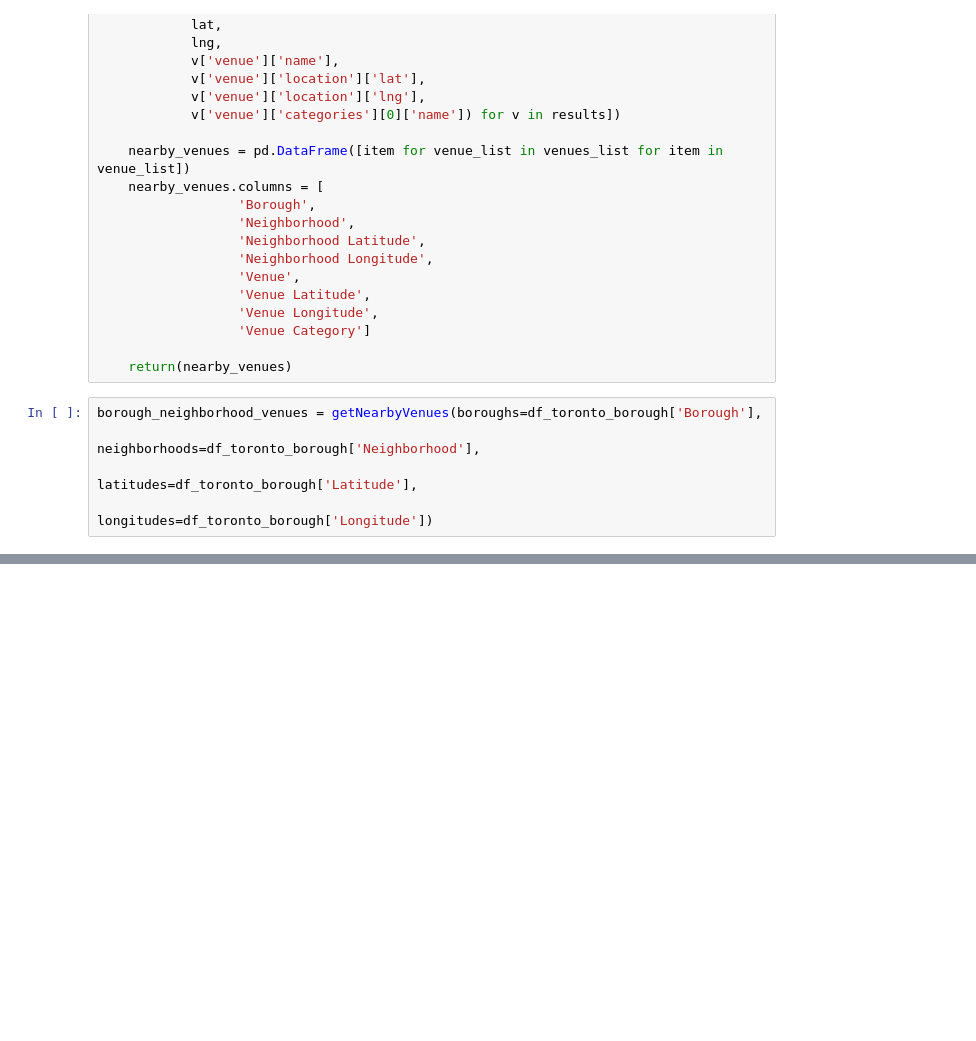
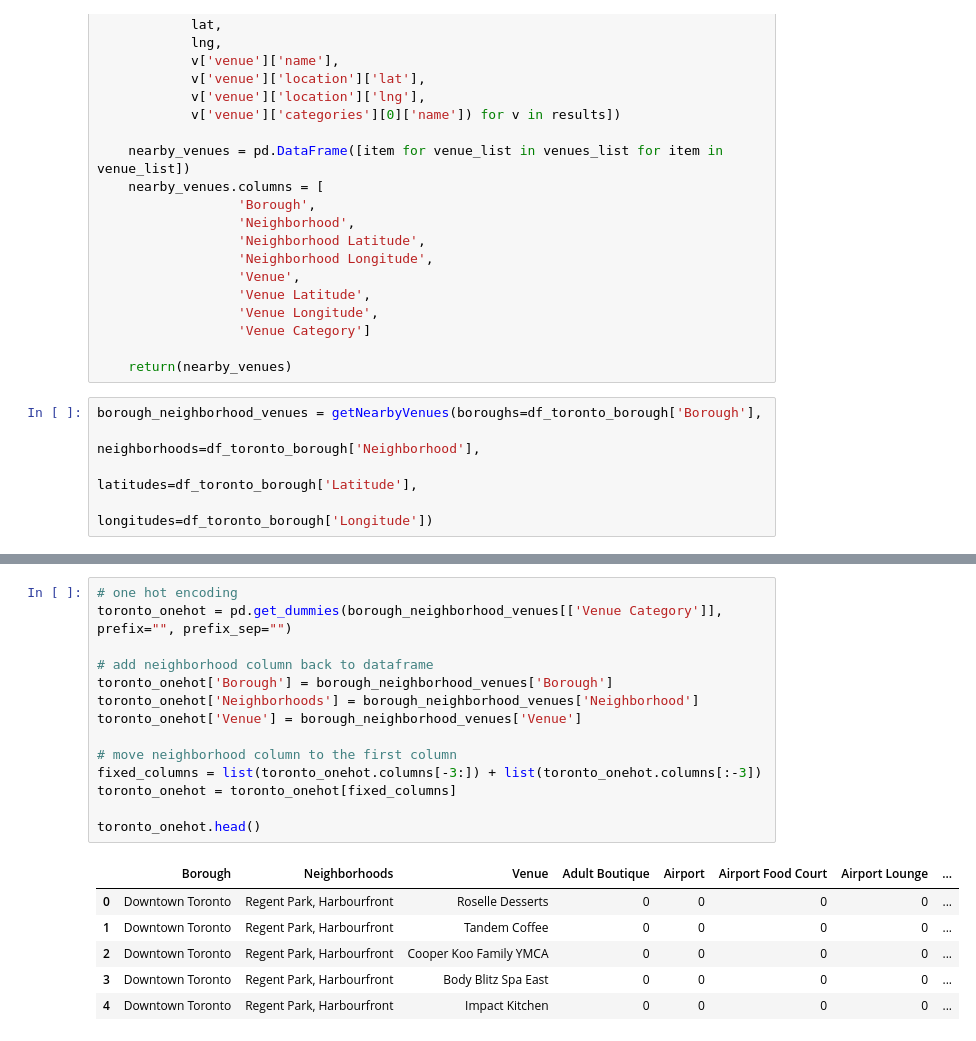
Before and after one commit to wei1347/Applied-Data-Science-Capstone, a Jupyter notebook: Segmenting_and_Clustering_Neighborhoods_in_Toronto_Week3.ipynb, the cells around one changed output, grey strips where cells are left out. Saved outputs shown, nothing was run; the diff lists cells and outputs as text; blank space fills up the shorter version.

```diff
--- a/Segmenting_and_Clustering_Neighborhoods_in_Toronto_Week3.ipynb
+++ b/Segmenting_and_Clustering_Neighborhoods_in_Toronto_Week3.ipynb
@@ -235,0 +263,21 @@ borough_neighborhood_venues.head()
+# %%
+# one hot encoding
+toronto_onehot = pd.get_dummies(borough_neighborhood_venues[['Venue Category']], prefix="", prefix_sep="")
+
+# add neighborhood column back to dataframe
+toronto_onehot['Borough'] = borough_neighborhood_venues['Borough']
+toronto_onehot['Neighborhoods'] = borough_neighborhood_venues['Neighborhood']
+toronto_onehot['Venue'] = borough_neighborhood_venues['Venue']
+
+# move neighborhood column to the first column
+fixed_columns = list(toronto_onehot.columns[-3:]) + list(toronto_onehot.columns[:-3])
+toronto_onehot = toronto_onehot[fixed_columns]
+
+toronto_onehot.head()
+# %% [output]
+|  | Borough | Neighborhoods | Venue | Adult Boutique | Airport | Airport Food Court | Airport Lounge | ... |
+| 0 | Downtown Toronto | Regent Park, Harbourfront | Roselle Desserts | 0 | 0 | 0 | 0 | ... |
+| 1 | Downtown Toronto | Regent Park, Harbourfront | Tandem Coffee | 0 | 0 | 0 | 0 | ... |
+| 2 | Downtown Toronto | Regent Park, Harbourfront | Cooper Koo Family YMCA | 0 | 0 | 0 | 0 | ... |
+| 3 | Downtown Toronto | Regent Park, Harbourfront | Body Blitz Spa East | 0 | 0 | 0 | 0 | ... |
+| 4 | Downtown Toronto | Regent Park, Harbourfront | Impact Kitchen | 0 | 0 | 0 | 0 | ... |
```
Also changed, not shown: parts of 25 cells of this notebook.
